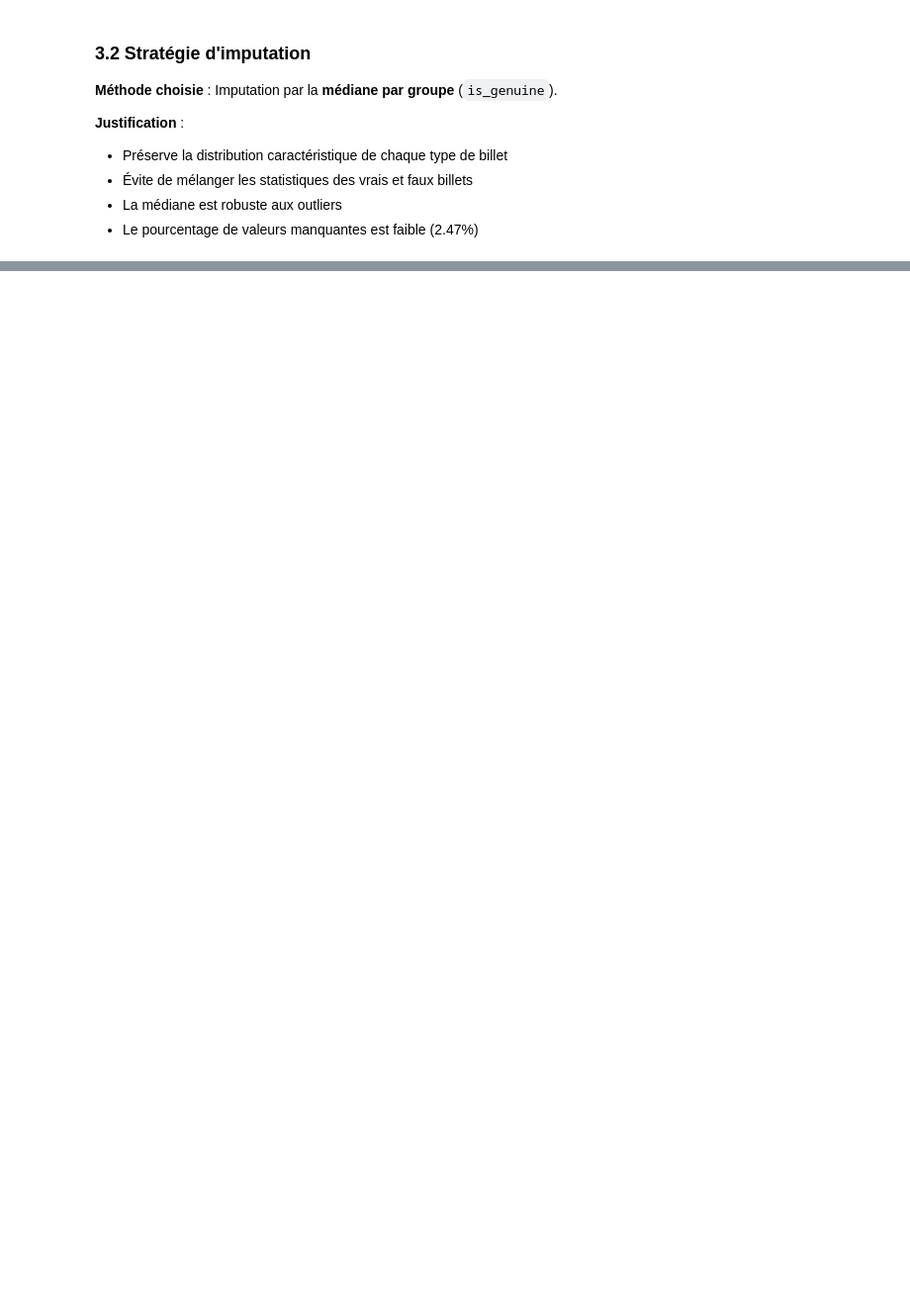
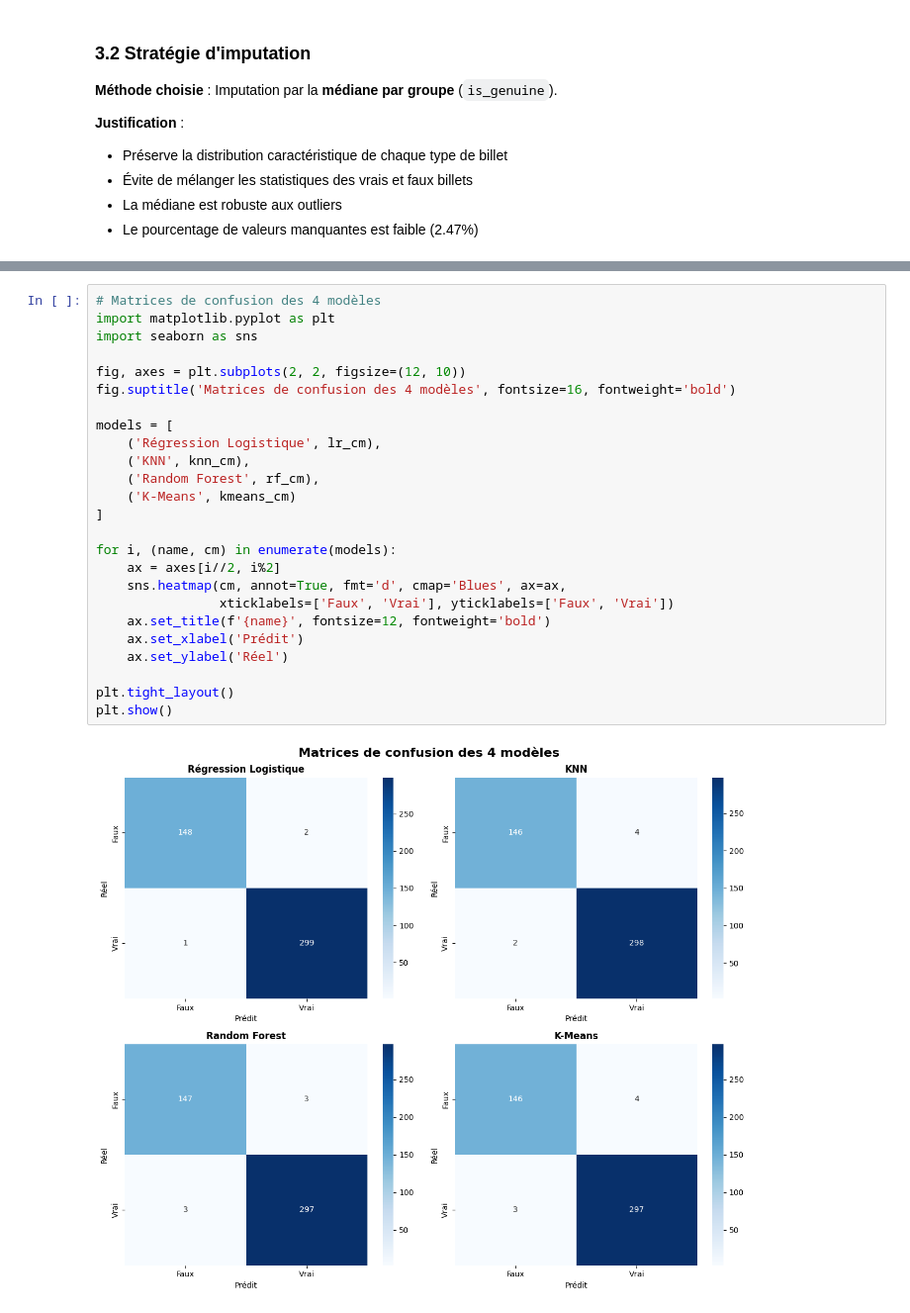
Before and after one commit to TheGoatLucien/Data_analyst, a Jupyter notebook: projets/projet 12/Detecteur_faux_billet_Nzeutom_Lucien/Nzeutom_Lucien_1_Notebook_analyse_032026.ipynb, the cells around one changed output, grey strips where cells are left out. Shown at 99% size. Drawn from its saved outputs; the diff is of its cells as text; blank space fills up the shorter version.

```diff
--- a/projets/projet 12/Detecteur_faux_billet_Nzeutom_Lucien/Nzeutom_Lucien_1_Notebook_analyse_032026.ipynb
+++ b/projets/projet 12/Detecteur_faux_billet_Nzeutom_Lucien/Nzeutom_Lucien_1_Notebook_analyse_032026.ipynb
@@ -419,0 +577,27 @@ Ces fichiers sont utilisés par le script de détection pour faire des prédicti
+# %%
+# Matrices de confusion des 4 modèles
+import matplotlib.pyplot as plt
+import seaborn as sns
+
+fig, axes = plt.subplots(2, 2, figsize=(12, 10))
+fig.suptitle('Matrices de confusion des 4 modèles', fontsize=16, fontweight='bold')
+
+models = [
+    ('Régression Logistique', lr_cm),
+    ('KNN', knn_cm),
+    ('Random Forest', rf_cm),
+    ('K-Means', kmeans_cm)
+]
+
+for i, (name, cm) in enumerate(models):
+    ax = axes[i//2, i%2]
+    sns.heatmap(cm, annot=True, fmt='d', cmap='Blues', ax=ax,
+                xticklabels=['Faux', 'Vrai'], yticklabels=['Faux', 'Vrai'])
+    ax.set_title(f'{name}', fontsize=12, fontweight='bold')
+    ax.set_xlabel('Prédit')
+    ax.set_ylabel('Réel')
+
+plt.tight_layout()
+plt.show()
+# %% [output]
+[figure, added]
```
Also changed, not shown: parts of 33 cells of this notebook, 16 other files.
